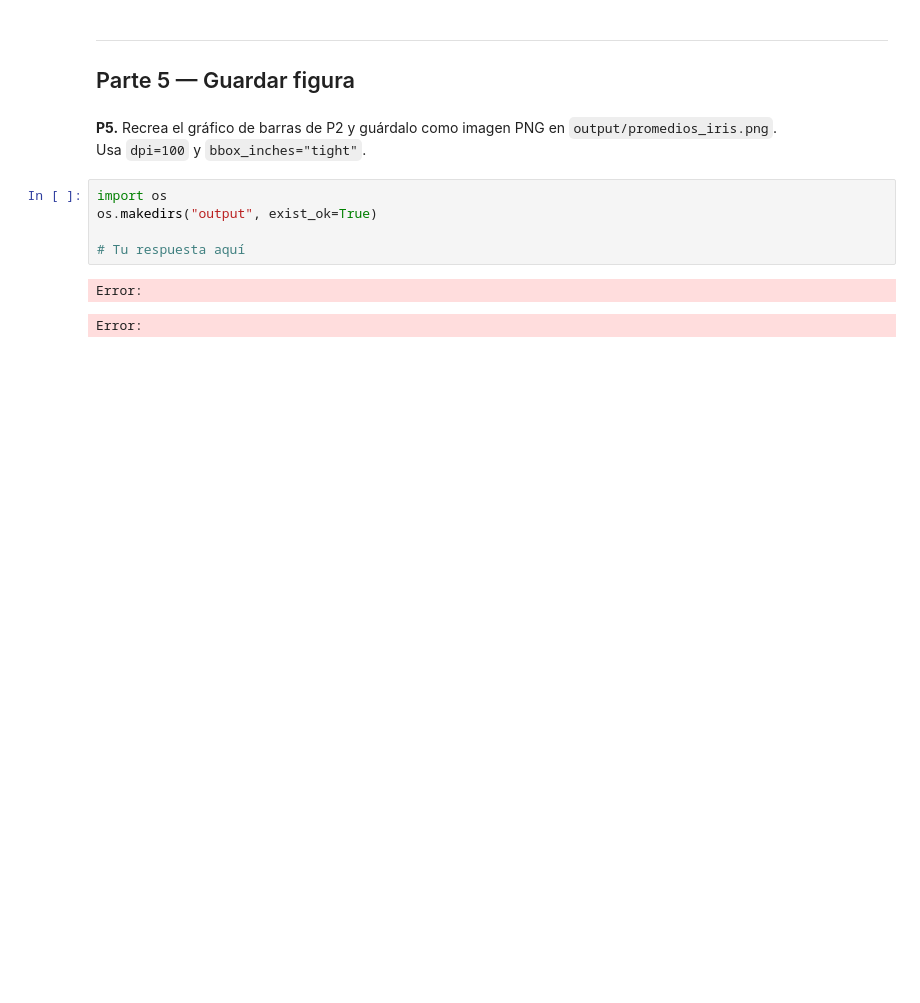
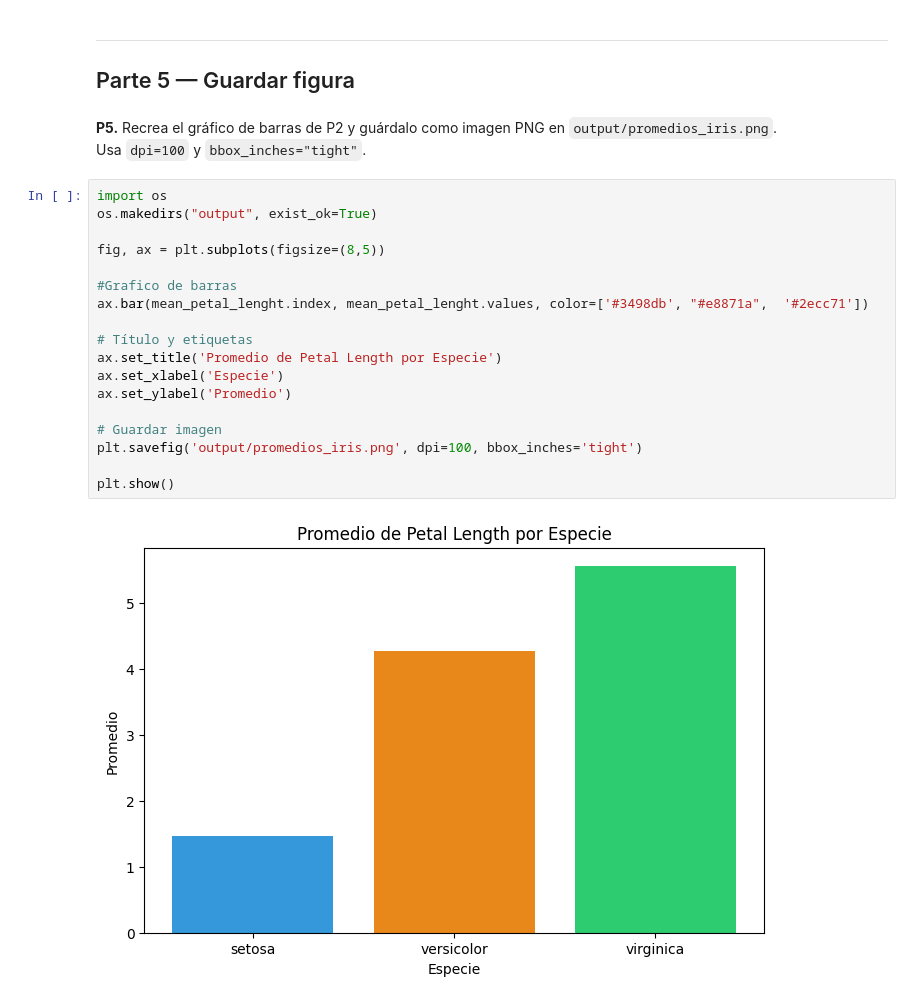
Before and after one commit to aemedina24/intro_ciencia_datos, a Jupyter notebook: tareas/03-visualizacion/tarea_03_visualizacion.ipynb, the cells around one changed output. Saved outputs shown, nothing was run; the diff lists cells and outputs as text; blank space fills up the shorter version.

```diff
--- a/tareas/03-visualizacion/tarea_03_visualizacion.ipynb
+++ b/tareas/03-visualizacion/tarea_03_visualizacion.ipynb
@@ -123,11 +124,23 @@ Text(0, 0.5, 'Frecuencia')
 # %% [markdown]
 **P5.** Recrea el gráfico de barras de P2 y guárdalo como imagen PNG en `output/promedios_iris.png`.
 Usa `dpi=100` y `bbox_inches="tight"`.
-# %%
-import os
-os.makedirs("output", exist_ok=True)
-
-# Tu respuesta aquí
-# %% [output]
-Error:
-Error:
+# %%
+import os
+os.makedirs("output", exist_ok=True)
+
+fig, ax = plt.subplots(figsize=(8,5))
+
+#Grafico de barras
+ax.bar(mean_petal_lenght.index, mean_petal_lenght.values, color=['#3498db', "#e8871a",  '#2ecc71'])
+
+# Título y etiquetas
+ax.set_title('Promedio de Petal Length por Especie')
+ax.set_xlabel('Especie')
+ax.set_ylabel('Promedio')
+
+# Guardar imagen
+plt.savefig('output/promedios_iris.png', dpi=100, bbox_inches='tight')
+
+plt.show()
+# %% [output]
+[figure, added]
```
Also changed, not shown: parts of 1 cell of this notebook.
